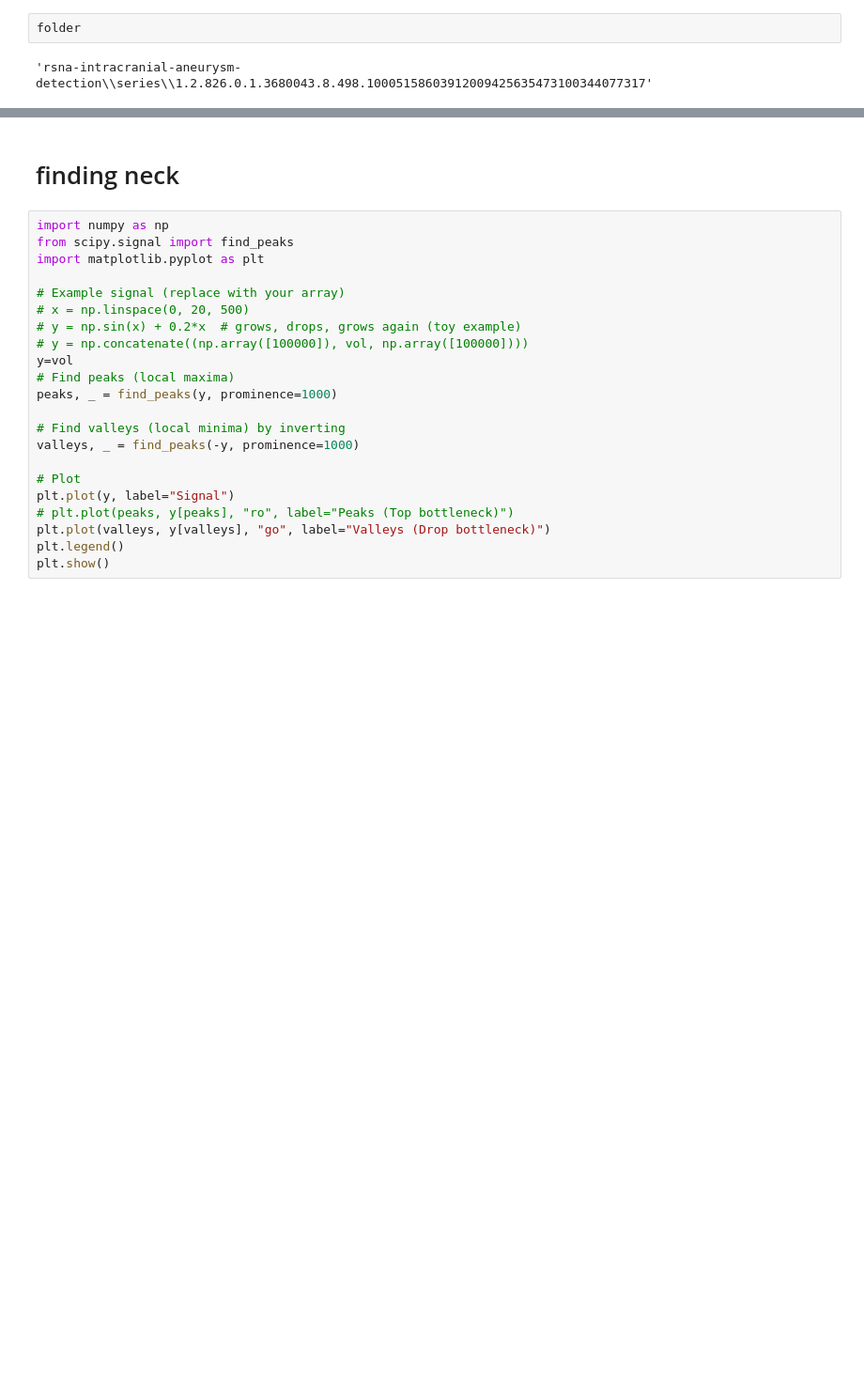
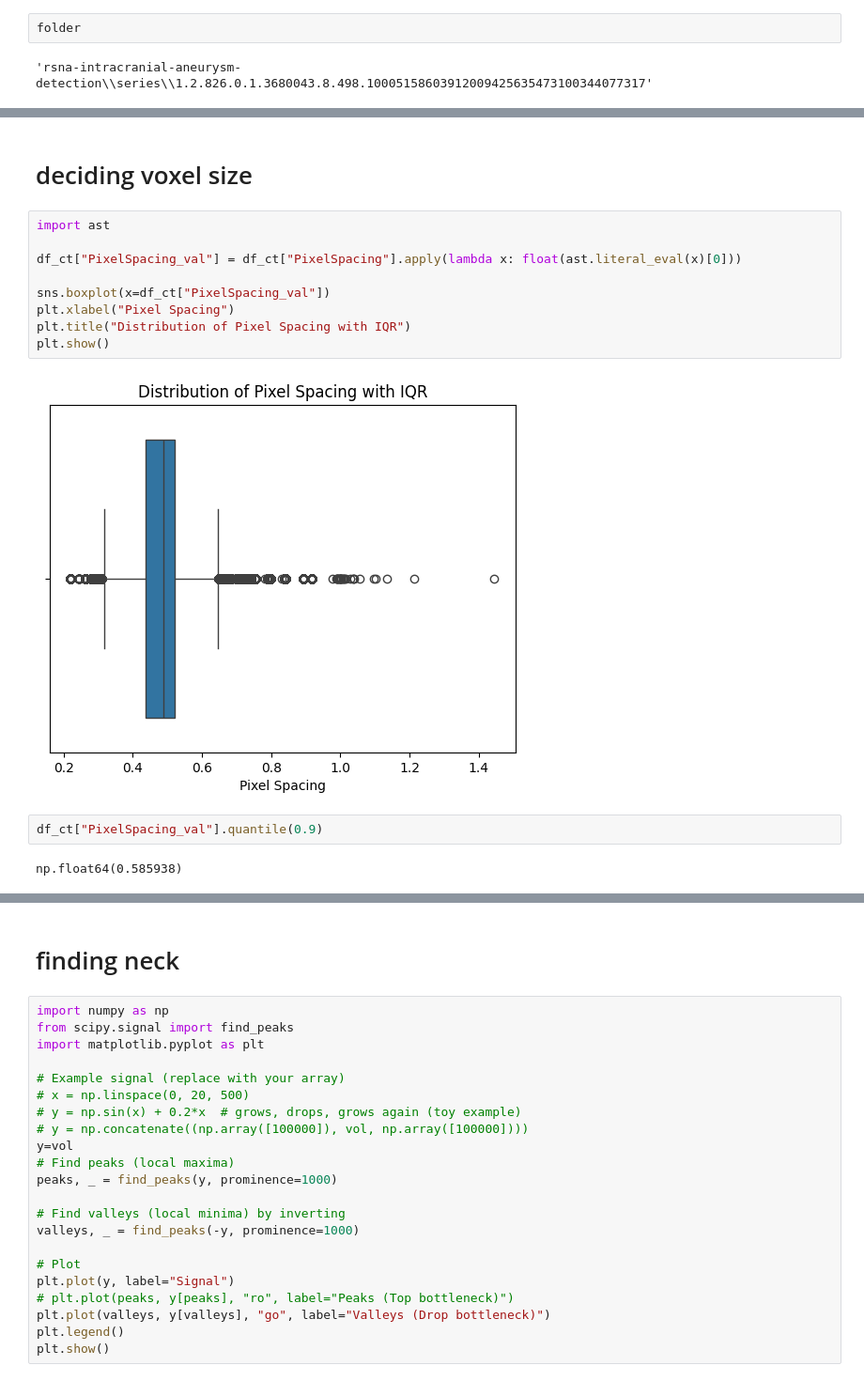
Before and after one commit to BhaveshSolanki32/Aneurysm_detection, a Jupyter notebook: test.ipynb, the cells around one changed output, grey strips where cells are left out. Shown at 94% size. Saved outputs shown, nothing was run; the diff lists cells and outputs as text; blank space fills up the shorter version.

```diff
--- a/test.ipynb
+++ b/test.ipynb
@@ -829,0 +869,17 @@ interactive(children=(IntSlider(value=94, description='slice_index', max=188), O
+# %% [markdown]
+# deciding voxel size
+# %%
+import ast
+
+df_ct["PixelSpacing_val"] = df_ct["PixelSpacing"].apply(lambda x: float(ast.literal_eval(x)[0]))
+
+sns.boxplot(x=df_ct["PixelSpacing_val"])
+plt.xlabel("Pixel Spacing")
+plt.title("Distribution of Pixel Spacing with IQR")
+plt.show()
+# %% [output]
+[figure, added]
+# %%
+df_ct["PixelSpacing_val"].quantile(0.9)
+# %% [output]
+np.float64(0.585938)
```
Also changed, not shown: parts of 35 cells of this notebook, 5 other files.
